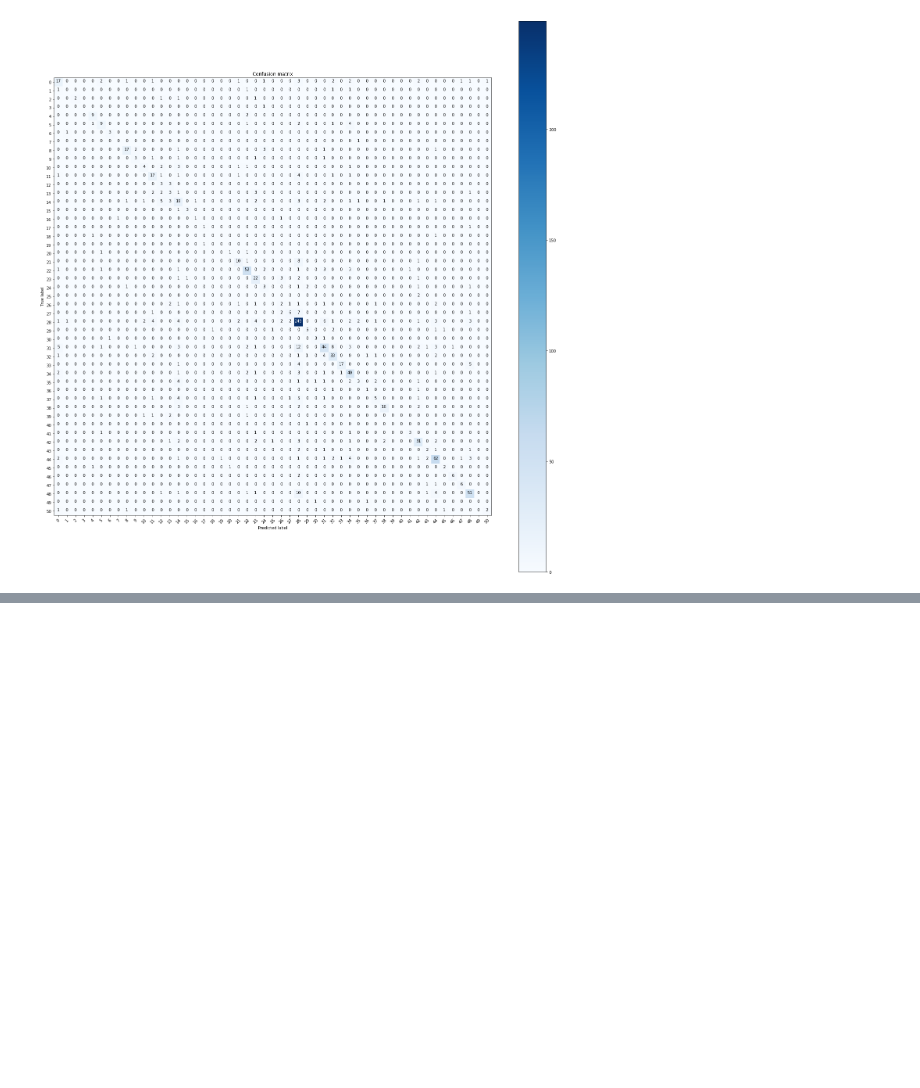
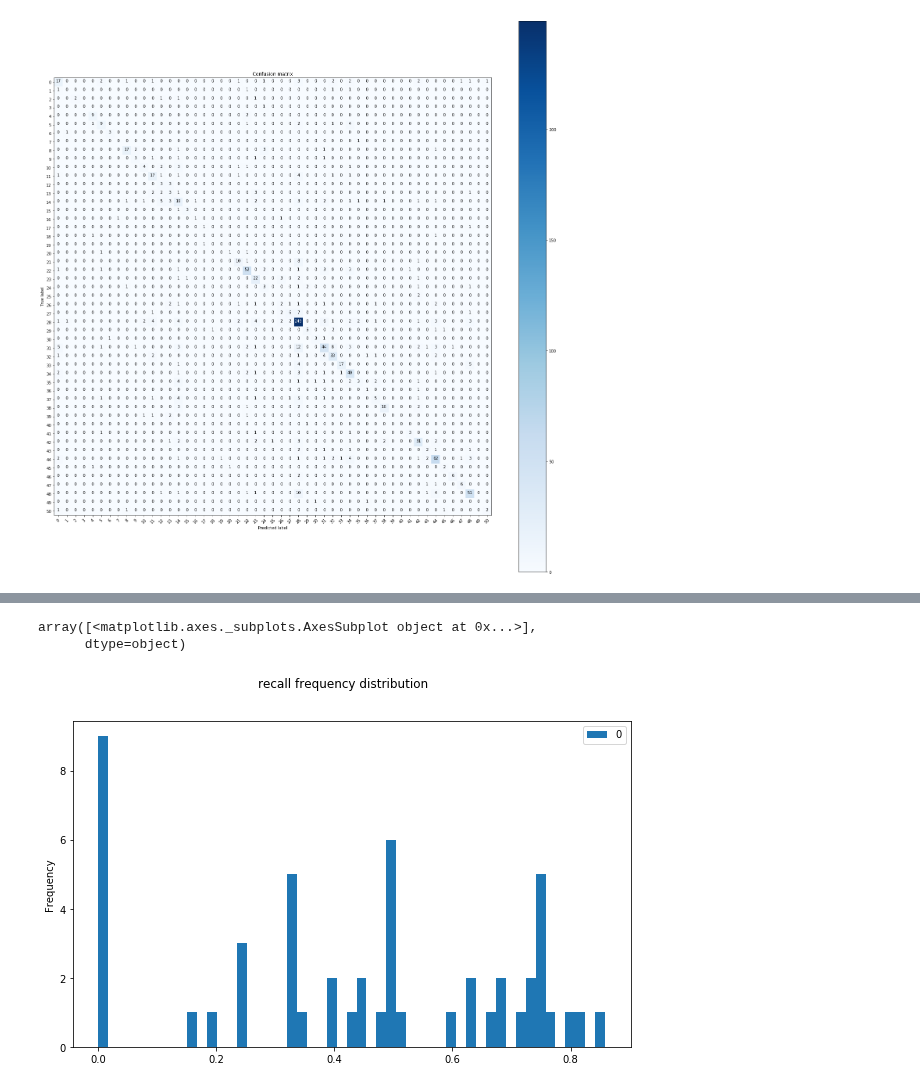
Before and after one commit to jhuu32/CES, a Jupyter notebook: notebooks/deep_learning/deep_learning_LSTM_with_fasttext_embedding.ipynb, the cells around one changed output, grey strips where cells are left out. Drawn from its saved outputs; the diff is of its cells as text; code cells hidden in the pictures; blank space fills up the shorter version.

```diff
--- a/notebooks/deep_learning/deep_learning_LSTM_with_fasttext_embedding.ipynb
+++ b/notebooks/deep_learning/deep_learning_LSTM_with_fasttext_embedding.ipynb
@@ -259,0 +268,7 @@ plt.show()
+# %%
+recall = pd.DataFrame(scores[1])
+recall.plot(kind='hist',subplots=True,sharex=True,sharey=True,title='recall frequency distribution',figsize=(10,6),bins=51)
+# %% [output]
+array([<matplotlib.axes._subplots.AxesSubplot object at 0x...>],
+      dtype=object)
+[figure, added]
```
Also changed, not shown: parts of 1 cell of this notebook, 3 other files.
